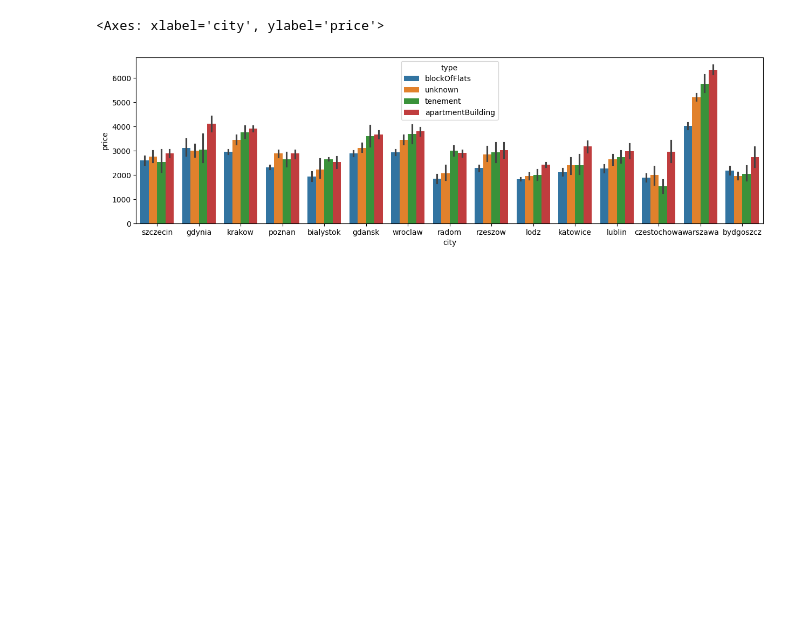
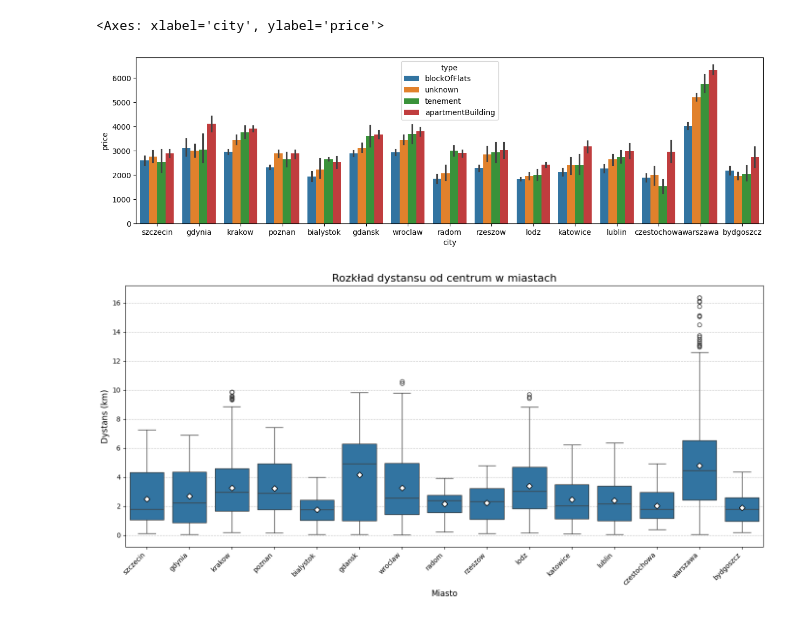
Before and after one commit to annagrajkowska/Projekt-Analiza-i-wizualizacja-danych-Python, a Jupyter notebook: Analiza.ipynb, the cells around one changed output. Saved outputs shown, nothing was run; the diff lists cells and outputs as text; code cells hidden in the pictures; blank space fills up the shorter version.

```diff
--- a/Analiza.ipynb
+++ b/Analiza.ipynb
@@ -208,3 +208,17 @@ sns.barplot(data = df_cleaned,
 # %% [output]
 <Axes: xlabel='city', ylabel='price'>
 [figure]
+# %%
+plt.figure(figsize=(14, 7))
+sns.boxplot(data=df_cleaned, x='city', y='centreDistance', showmeans=True,
+            meanprops={"marker":"D", "markerfacecolor":"white", "markeredgecolor":"black"})
+plt.title('Rozkład dystansu od centrum w miastach', fontsize=16)
+plt.xlabel('Miasto', fontsize=12)
+plt.ylabel('Dystans (km)', fontsize=12)
+plt.xticks(rotation=45, ha='right')
+plt.grid(axis='y', linestyle='--', alpha=0.7)
+
+plt.tight_layout()
+plt.show()
+# %% [output]
+[figure, added]
```
